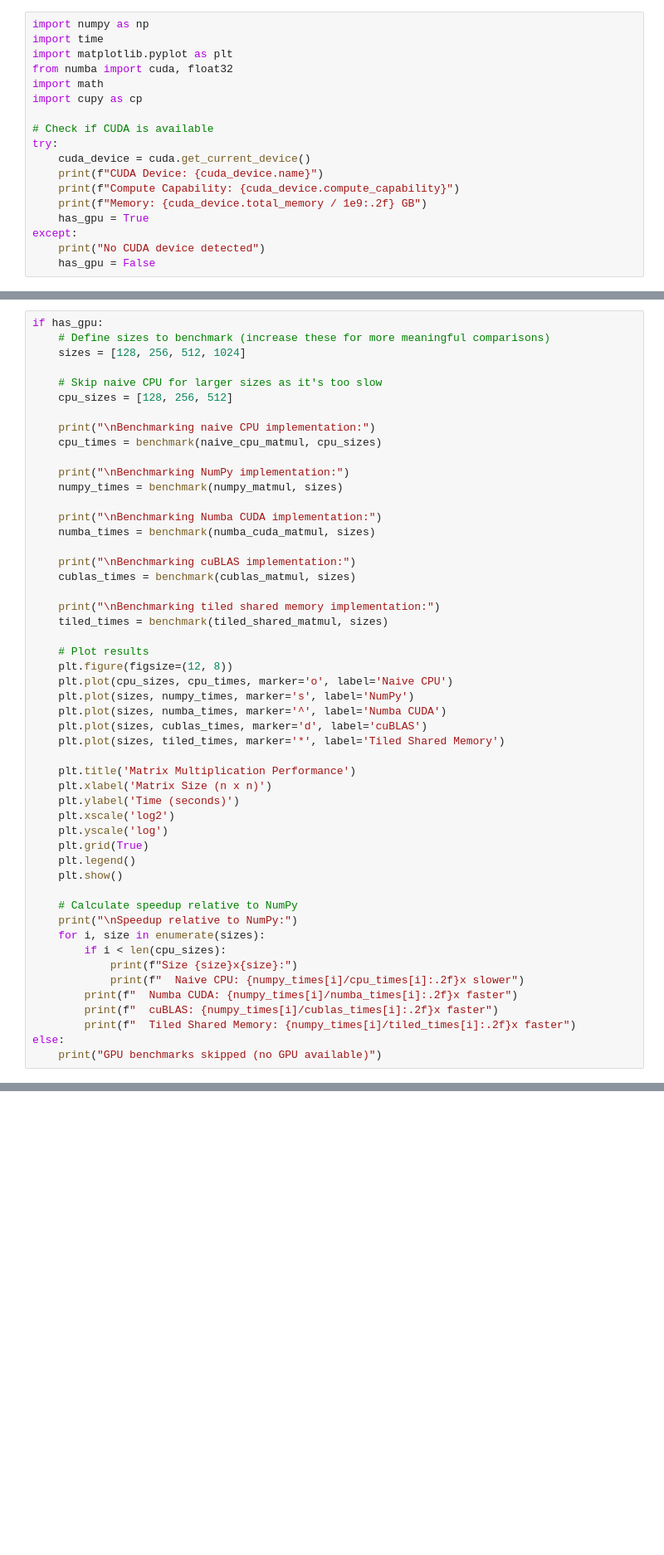
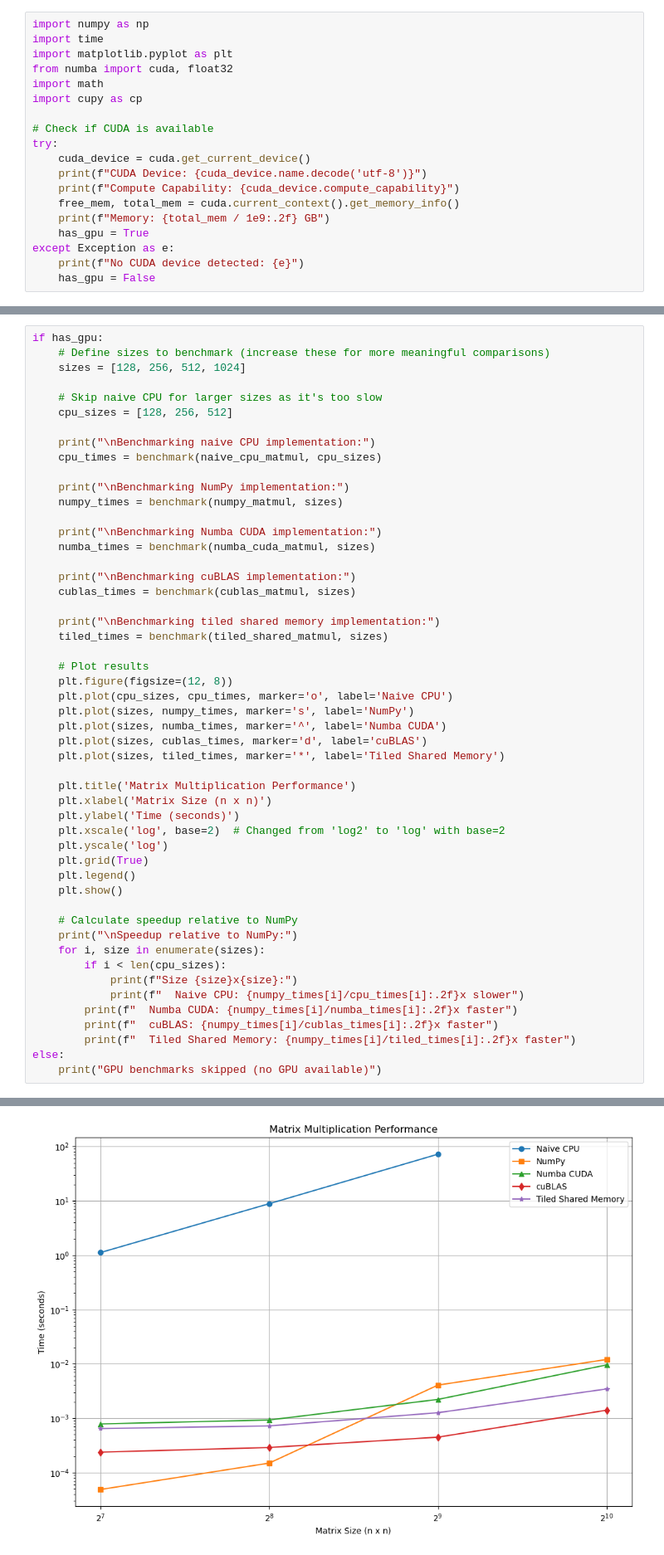
Before and after one commit to shubhankarx/gtc2020-numba, a Jupyter notebook: Matrix_Multiplication.ipynb, the cells around one changed output, grey strips where cells are left out. Shown: that part at 83% size. Cells and saved outputs as stored; diff of their text form; blank space fills up the shorter version.

```diff
--- a/Matrix_Multiplication.ipynb
+++ b/Matrix_Multiplication.ipynb
@@ -9,10 +9,11 @@ import cupy as cp
 # Check if CUDA is available
 try:
     cuda_device = cuda.get_current_device()
-    print(f"CUDA Device: {cuda_device.name}")
+    print(f"CUDA Device: {cuda_device.name.decode('utf-8')}")
     print(f"Compute Capability: {cuda_device.compute_capability}")
-    print(f"Memory: {cuda_device.total_memory / 1e9:.2f} GB")
+    free_mem, total_mem = cuda.current_context().get_memory_info()
+    print(f"Memory: {total_mem / 1e9:.2f} GB")
     has_gpu = True
-except:
-    print("No CUDA device detected")
+except Exception as e:
+    print(f"No CUDA device detected: {e}")
     has_gpu = False
@@ -349,7 +365,7 @@ if has_gpu:
     plt.title('Matrix Multiplication Performance')
     plt.xlabel('Matrix Size (n x n)')
     plt.ylabel('Time (seconds)')
-    plt.xscale('log2')
+    plt.xscale('log', base=2)  # Changed from 'log2' to 'log' with base=2
     plt.yscale('log')
     plt.grid(True)
     plt.legend()
@@ -366,3 +382,4 @@ if has_gpu:
         print(f"  Tiled Shared Memory: {numpy_times[i]/tiled_times[i]:.2f}x faster")
 else:
     print("GPU benchmarks skipped (no GPU available)")
+# %% [output]
@@ -368,0 +403 @@ else:
+[figure, added]
```
Also changed, not shown: parts of 9 cells of this notebook, 3 other files.
